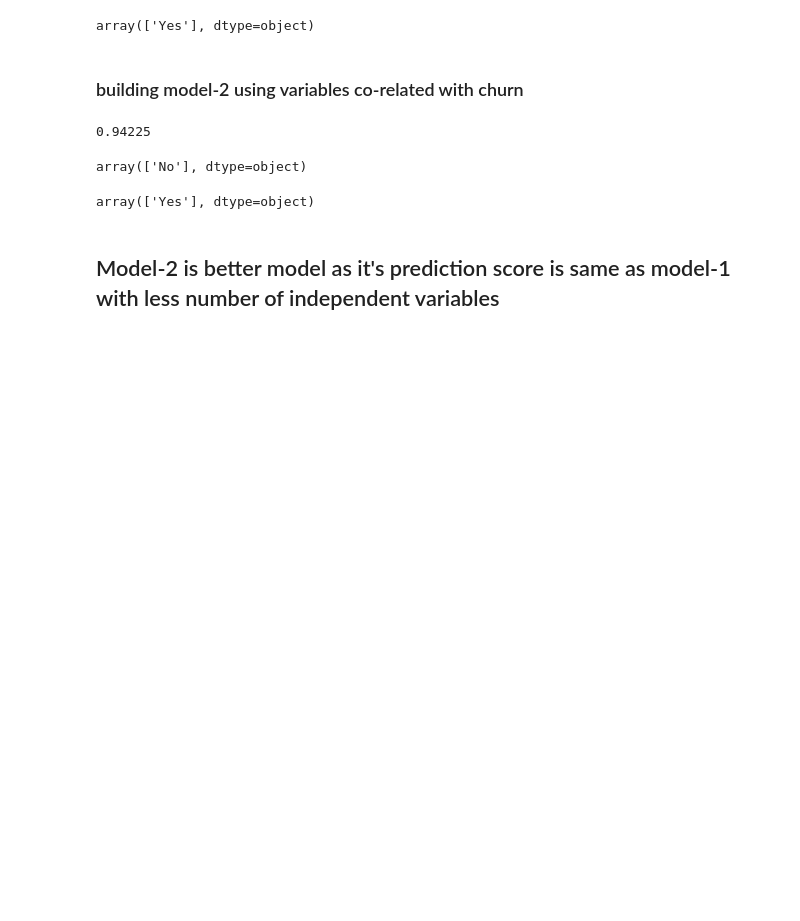
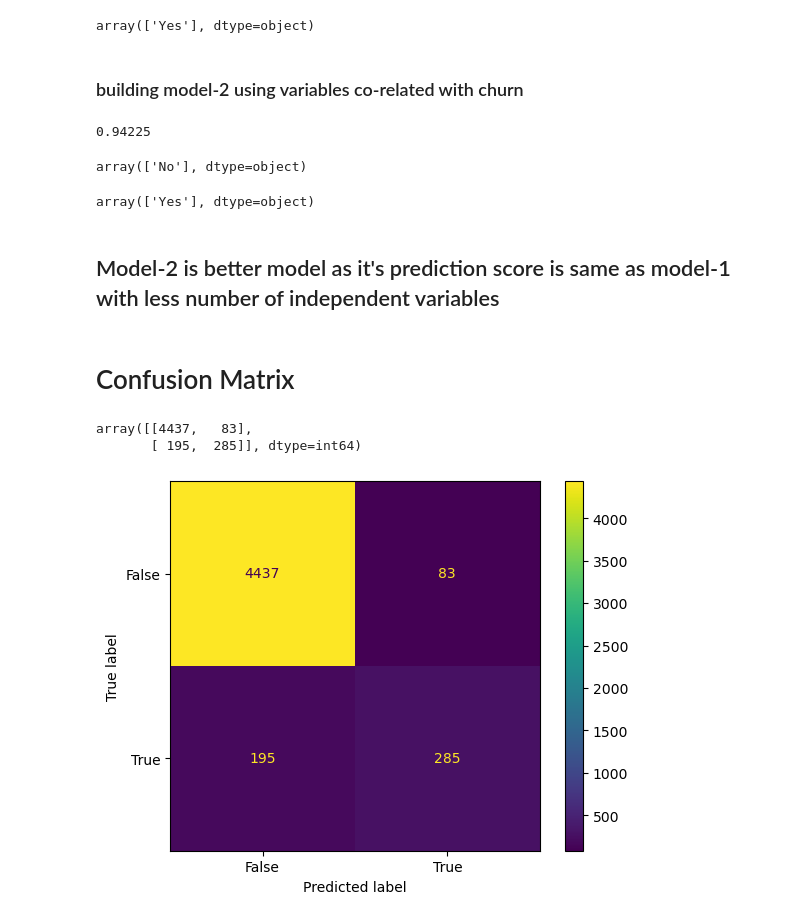
Before and after one commit to Imamhussain2/Python_Projects, a Jupyter notebook: Regression/Logistic Regression/phone customer churn dataset/Imamhussain_phone_custumer _churn_LR.ipynb, the cells around one changed output. Saved outputs shown, nothing was run; the diff lists cells and outputs as text; code cells hidden in the pictures; blank space fills up the shorter version.

```diff
--- a/Regression/Logistic Regression/phone customer churn dataset/Imamhussain_phone_custumer _churn_LR.ipynb
+++ b/Regression/Logistic Regression/phone customer churn dataset/Imamhussain_phone_custumer _churn_LR.ipynb
@@ -159,12 +159,12 @@ array(['Yes'], dtype=object)
 ### building model-2 using variables co-related with churn
 # %%
 #selecting variable co-related with 'churn'
-scaled_df1 = scaled_df[['age','calls','charges','coverage','complaint','sim_Dual Sim',
+scaled_df2 = scaled_df[['age','calls','charges','coverage','complaint','sim_Dual Sim',
        'sim_Single Sim','phone_Andoid', 'phone_IOS']]
 # %%
 #Splitting dataset into train and test data
 from sklearn.model_selection import train_test_split
-lr_train_x1,lr_test_x1,lr_train_y1,lr_test_y1 = train_test_split(scaled_df1,Y,train_size = 0.2,random_state = 42)
+lr_train_x1,lr_test_x1,lr_train_y1,lr_test_y1 = train_test_split(scaled_df2,Y,train_size = 0.2,random_state = 42)
 # %%
 #building logistic regression model
 from sklearn.linear_model import LogisticRegression
@@ -187,3 +187,23 @@ model.predict([[ 1.33248376,  3.9840486 ,  2.3077953 , -0.58310181, -1.2033498 ,
 array(['Yes'], dtype=object)
 # %% [markdown]
 ## Model-2 is better model as it's prediction score is same as model-1 with less number of independent variables
+# %% [markdown]
+# Confusion Matrix
+# %%
+actual = Y
+predicted = model2.predict(np.array(scaled_df2))
+# %%
+from sklearn.metrics import confusion_matrix
+confusion_matrix = confusion_matrix(actual,predicted)
+# %%
+confusion_matrix
+# %% [output]
+array([[4437,   83],
+       [ 195,  285]], dtype=int64)
+# %%
+from sklearn.metrics import ConfusionMatrixDisplay
+cm_display = ConfusionMatrixDisplay(confusion_matrix, display_labels = [False, True])
+cm_display.plot()
+plt.show()
+# %% [output]
+[figure, added]
```
Also changed, not shown: parts of 4 cells of this notebook.
